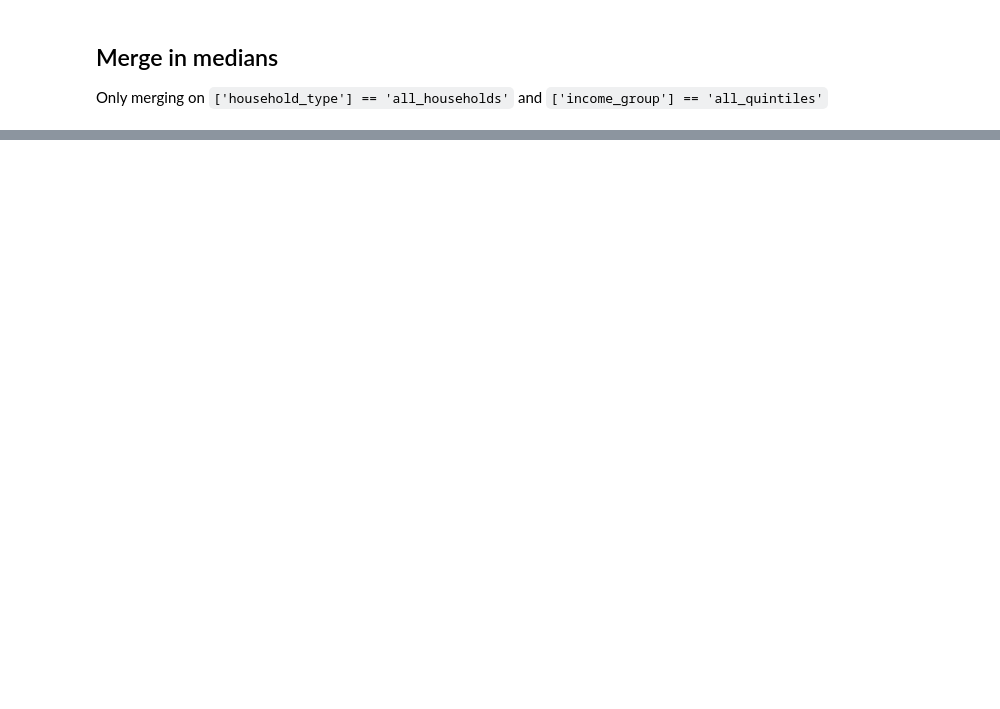
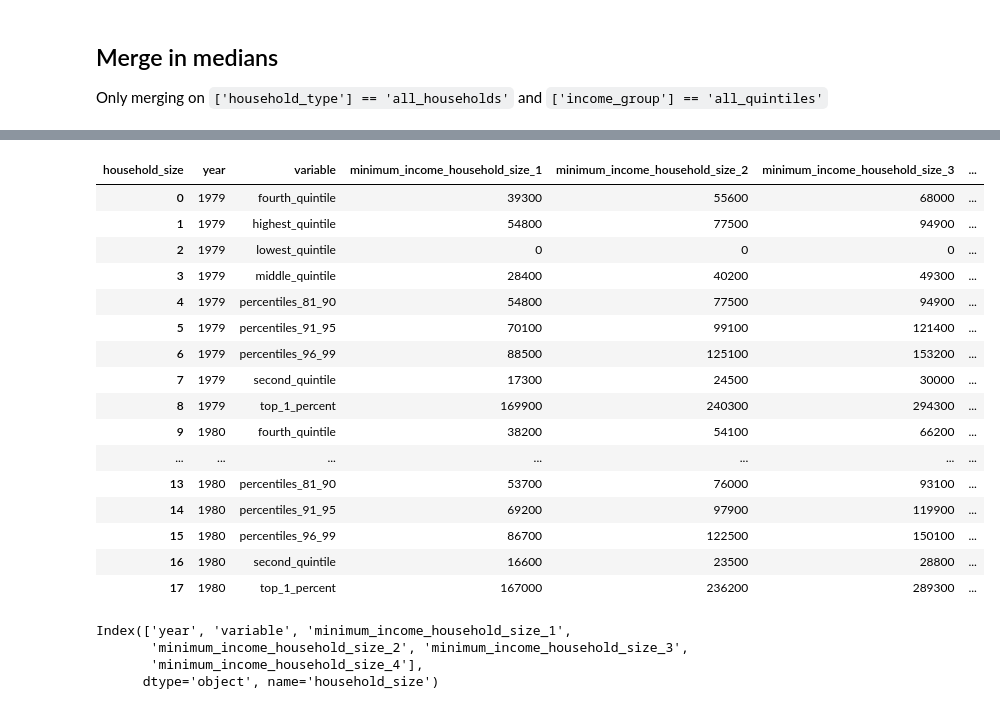
Before and after one commit to kevinxperese/merge_distribution_data, a Jupyter notebook: merge_distribution_data.ipynb, the cells around one changed output, grey strips where cells are left out. Drawn from its saved outputs; the diff is of its cells as text; code cells hidden in the pictures; blank space fills up the shorter version.

Commit message:
with minimums merged on

```diff
--- a/merge_distribution_data.ipynb
+++ b/merge_distribution_data.ipynb
@@ -68,0 +160,4 @@ print (all_data.columns)
+# %%
+# Read in data
+minimums = pd.read_csv('data\\table_02_income_group_minimums_1979_2014.csv')
+minimums.head()
@@ -68,0 +171,8 @@ print (all_data.columns)
+# %%
+# Melt dataframe so there's a single column for the values (taken from all columns except 'household_size' and 'year')
+val_vars = minimums.columns.difference(['household_size', 'year'])
+
+melted_minimums = pd.melt(minimums,
+                          id_vars = ['household_size', 'year'],
+                          value_vars = list(val_vars))
+melted_minimums
@@ -68,0 +198,3 @@ print (all_data.columns)
+# %%
+# Next, pivot the dataframe to get columns by household size
+pivoted_minimums = melted_minimums.pivot_table(index=['year', 'variable'], columns='household_size', values='value')
@@ -68,0 +243,8 @@ print (all_data.columns)
+# %%
+# Create meaningful variable names
+for column in pivoted_minimums.columns:
+    if not column == 'year':
+        pivoted_minimums.rename(columns={column : 'minimum_income_' + pivoted_minimums.columns.name + '_' + str(column)}, inplace=True)
+
+# print (pivoted_minimums.columns.name)
+# pivoted_minimums.columns.name = ''
@@ -68,0 +272,28 @@ print (all_data.columns)
+# %%
+pivoted_minimums.reset_index(inplace=True)
+pivoted_minimums.head(18)
+# %% [output]
+| household_size | year | variable | minimum_income_household_size_1 | minimum_income_household_size_2 | minimum_income_household_size_3 | ... |
+| 0 | 1979 | fourth_quintile | 39300 | 55600 | 68000 | ... |
+| 1 | 1979 | highest_quintile | 54800 | 77500 | 94900 | ... |
+| 2 | 1979 | lowest_quintile | 0 | 0 | 0 | ... |
+| 3 | 1979 | middle_quintile | 28400 | 40200 | 49300 | ... |
+| 4 | 1979 | percentiles_81_90 | 54800 | 77500 | 94900 | ... |
+| 5 | 1979 | percentiles_91_95 | 70100 | 99100 | 121400 | ... |
+| 6 | 1979 | percentiles_96_99 | 88500 | 125100 | 153200 | ... |
+| 7 | 1979 | second_quintile | 17300 | 24500 | 30000 | ... |
+| 8 | 1979 | top_1_percent | 169900 | 240300 | 294300 | ... |
+| 9 | 1980 | fourth_quintile | 38200 | 54100 | 66200 | ... |
+| ... | ... | ... | ... | ... | ... | ... |
+| 13 | 1980 | percentiles_81_90 | 53700 | 76000 | 93100 | ... |
+| 14 | 1980 | percentiles_91_95 | 69200 | 97900 | 119900 | ... |
+| 15 | 1980 | percentiles_96_99 | 86700 | 122500 | 150100 | ... |
+| 16 | 1980 | second_quintile | 16600 | 23500 | 28800 | ... |
+| 17 | 1980 | top_1_percent | 167000 | 236200 | 289300 | ... |
+# %%
+pivoted_minimums.columns
+# %% [output]
+Index(['year', 'variable', 'minimum_income_household_size_1',
+       'minimum_income_household_size_2', 'minimum_income_household_size_3',
+       'minimum_income_household_size_4'],
+      dtype='object', name='household_size')
```
Also changed, not shown: parts of 17 cells of this notebook, 1 other file.
